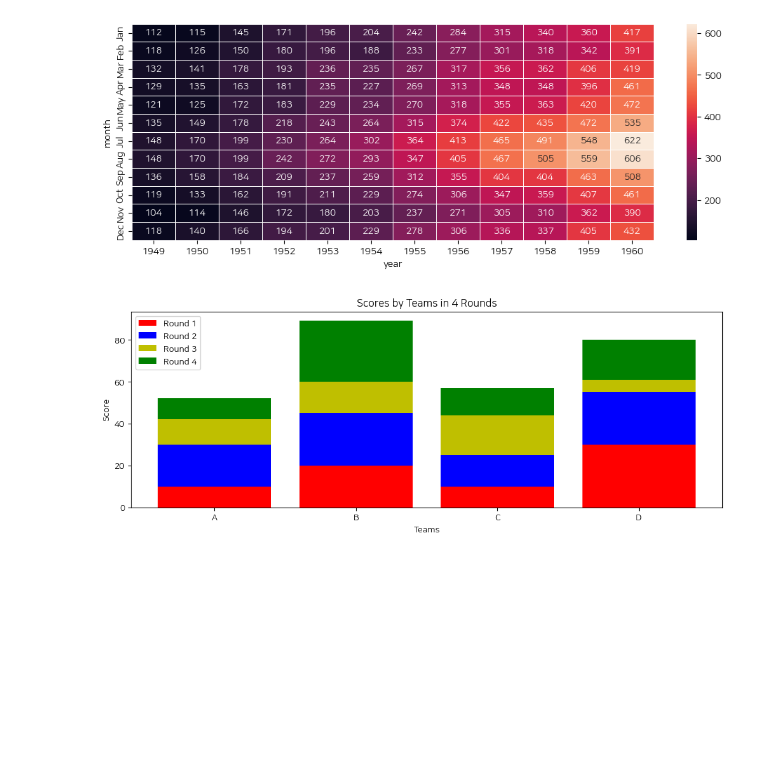
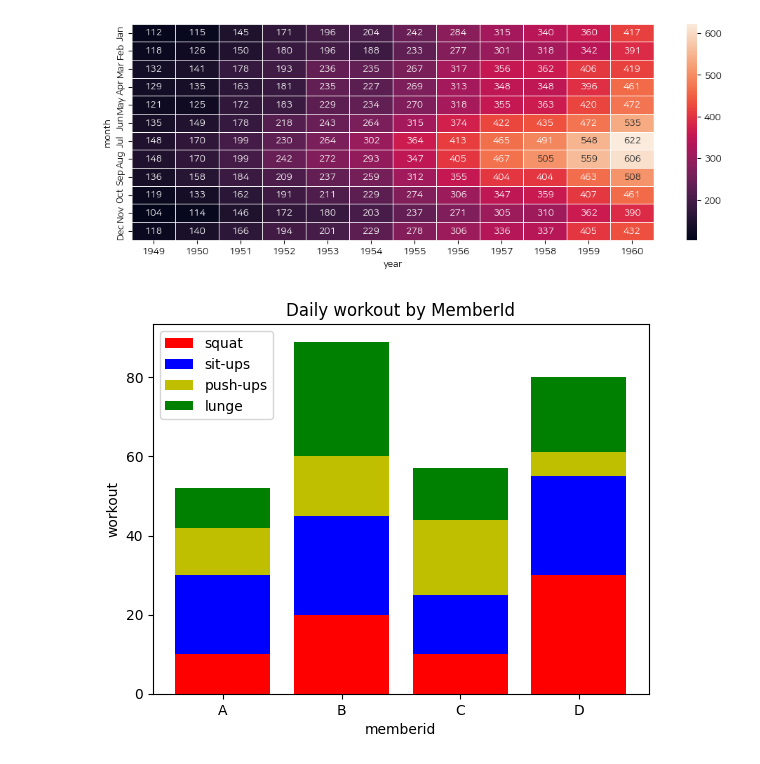
Before and after one commit to nmsohn/msaischool, a Jupyter notebook: lesson8/matplot.ipynb, the cells around one changed output. Saved outputs shown, nothing was run; the diff lists cells and outputs as text; code cells hidden in the pictures; blank space fills up the shorter version.

```diff
--- a/lesson8/matplot.ipynb
+++ b/lesson8/matplot.ipynb
@@ -248,21 +248,21 @@ plt.show()
 # %%
 import matplotlib.pyplot as plt
 import numpy as np
 
 x = ['A', 'B', 'C', 'D']
 y1 = np.array([10, 20, 10, 30])
 y2 = np.array([20, 25, 15, 25])
 y3 = np.array([12, 15, 19, 6])
 y4 = np.array([10, 29, 13, 19])
 
 plt.bar(x, y1, color='r')
 plt.bar(x, y2, bottom=y1, color='b')
 plt.bar(x, y3, bottom=y1+y2, color='y')
 plt.bar(x, y4, bottom=y1+y2+y3, color='g')
-plt.xlabel("Teams")
-plt.ylabel("Score")
-plt.legend(["Round 1", "Round 2", "Round 3", "Round 4"])
-plt.title("Scores by Teams in 4 Rounds")
+plt.xlabel("memberid")
+plt.ylabel("workout")
+plt.legend(["squat", "sit-ups", "push-ups", "lunge"])
+plt.title("Daily workout by MemberId")
 plt.show()
 # %% [output]
-[figure, old version]
+[figure, new version]
```
